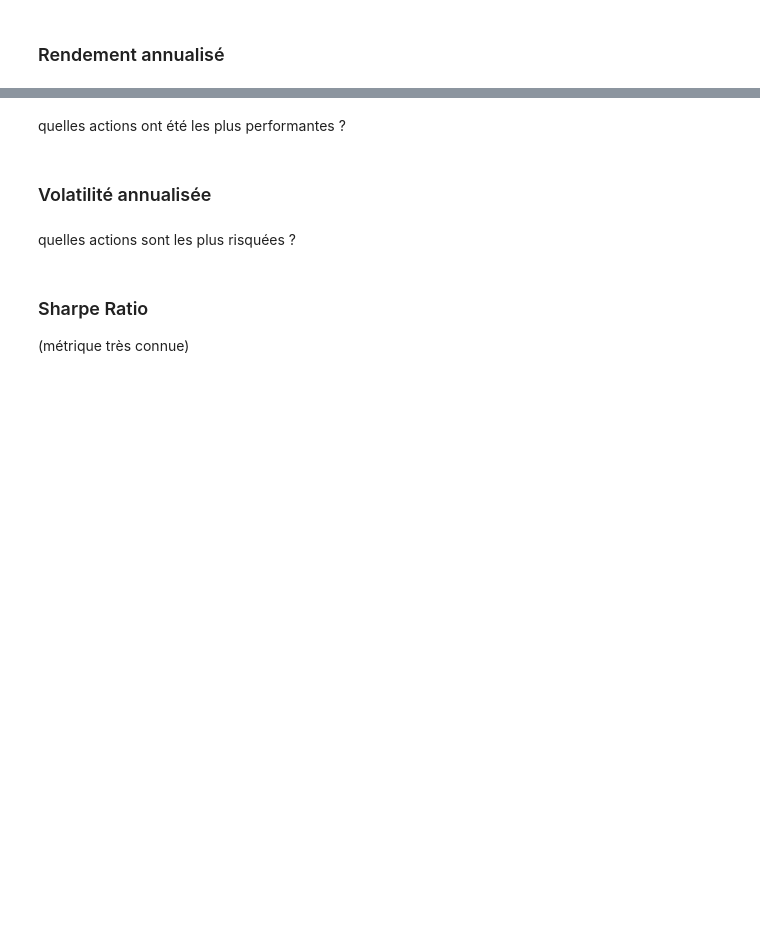
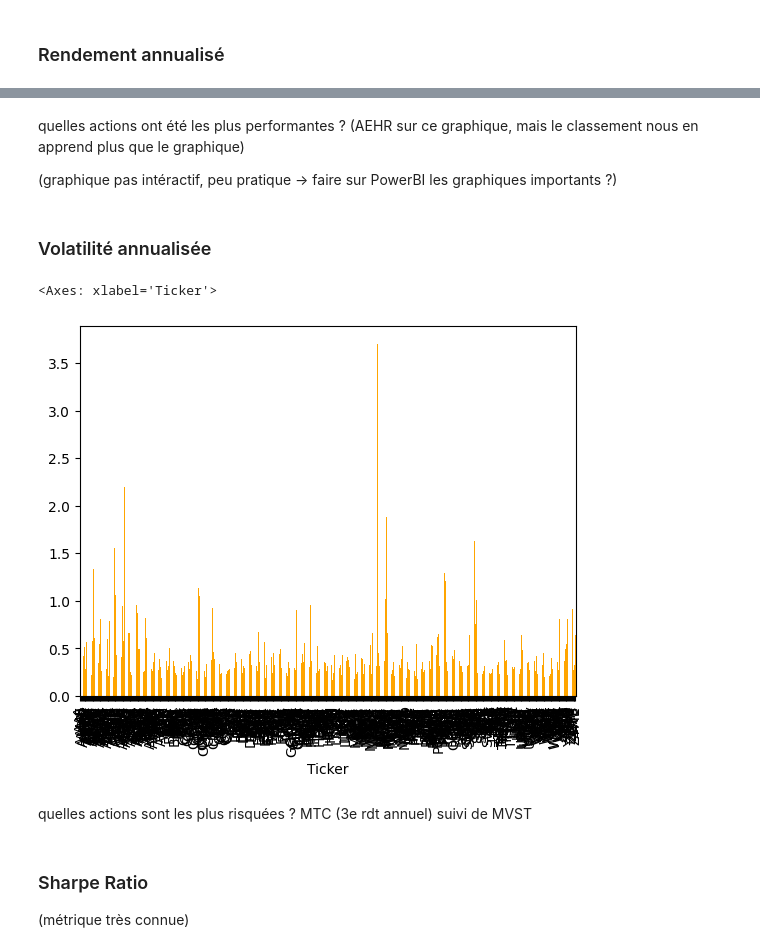
Before and after one commit to ambre-bissi/ESG-Portfolio-Optimizer, a Jupyter notebook: Notebooks/02_risk_analysis.ipynb, the cells around one changed output, grey strips where cells are left out. Saved outputs shown, nothing was run; the diff lists cells and outputs as text; code cells hidden in the pictures; blank space fills up the shorter version.

```diff
--- a/Notebooks/02_risk_analysis.ipynb
+++ b/Notebooks/02_risk_analysis.ipynb
@@ -92,7 +89,7 @@ prices.head()
 # %%
 returns = prices.pct_change()
 
-returns = returns.drop(columns=["AACG", "AEI", "ACHV", "ZION", "HRL"])
+returns = returns.drop(columns=["AEI", "ACHV"])
 #colonnes dont le téléchargement a échoué
 # %%
 returns.describe()
@@ -122,15 +144,20 @@ annual_returns.plot.bar()
-# %% [markdown]
-quelles actions ont été les plus performantes ?
+# %% [markdown]
+quelles actions ont été les plus performantes ? (AEHR sur ce graphique, mais le classement nous en apprend plus que le graphique)
+
+(graphique pas intéractif, peu pratique -> faire sur PowerBI les graphiques importants ?)
 # %% [markdown]
 ### Volatilité annualisée
 # %%
 vols = annual_volatility(returns)
 # %%
-vols.plot.bar(
-    color="orange"
-)
+vols.plot.bar(color="orange")
+
+#vols[310:360].plot.bar(color="orange")
+# %% [output]
+<Axes: xlabel='Ticker'>
+[figure, added]
 # %% [markdown]
-quelles actions sont les plus risquées ?
+quelles actions sont les plus risquées ? MTC (3e rdt annuel) suivi de MVST
 # %% [markdown]
 ### Sharpe Ratio
 (métrique très connue)
```
Also changed, not shown: parts of 29 cells of this notebook.
